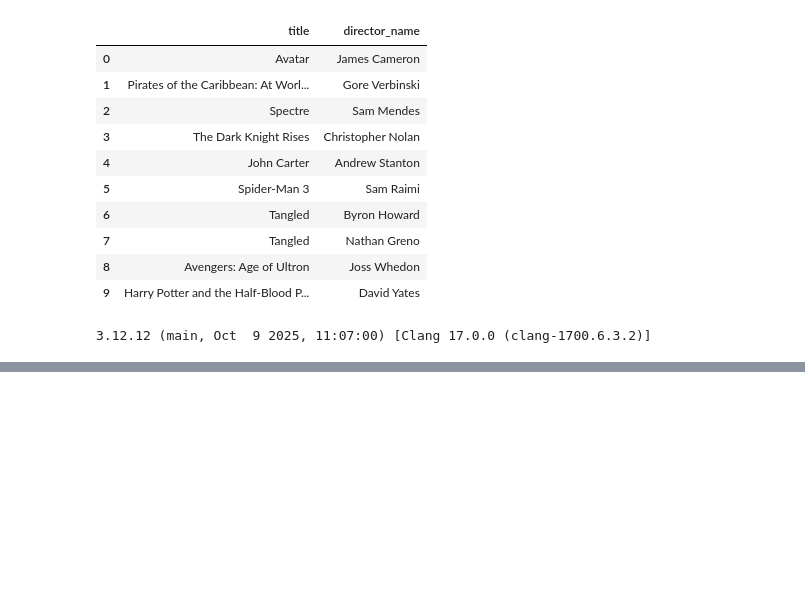
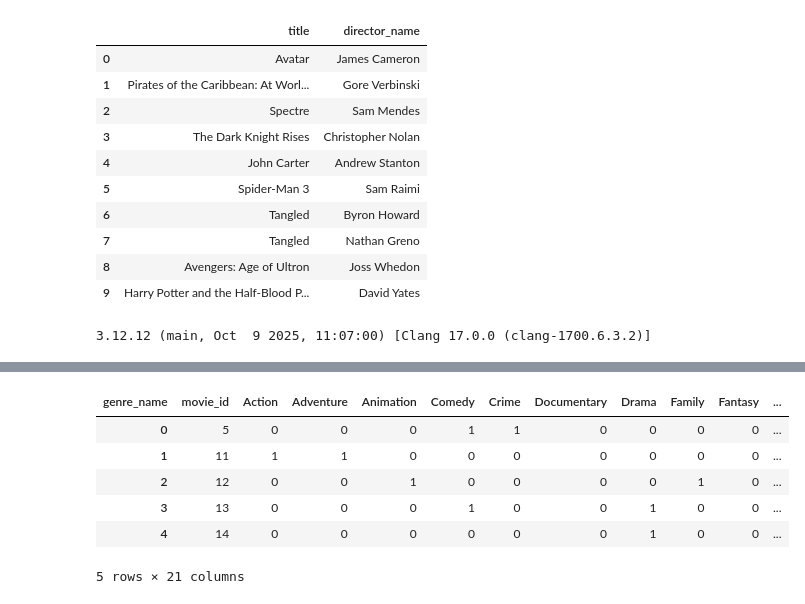
Before and after one commit to AmishaFarhana/cineanalytica, a Jupyter notebook: notebooks/01_build_sqlite_db.ipynb, the cells around one changed output, grey strips where cells are left out. Drawn from its saved outputs; the diff is of its cells as text; code cells hidden in the pictures; blank space fills up the shorter version.

```diff
--- a/notebooks/01_build_sqlite_db.ipynb
+++ b/notebooks/01_build_sqlite_db.ipynb
@@ -273,0 +295,32 @@ All good 🚀
+# %%
+import json
+
+genre_seen = set()
+
+for _, row in movies_df.iterrows():
+    movie_id = int(row["id"])
+    if pd.isna(row["genres"]):
+        continue
+
+    genres_list = json.loads(row["genres"])  # list of dicts: [{"id": 28, "name": "Action"}, ...]
+
+    for g in genres_list:
+        genre_id = int(g["id"])
+        genre_name = g["name"].strip()
+
+        # insert genre once
+        if genre_id not in genre_seen:
+            cursor.execute(
+                "INSERT OR IGNORE INTO genres (genre_id, genre_name) VALUES (?, ?)",
+                (genre_id, genre_name)
+            )
+            genre_seen.add(genre_id)
+
+        # link movie <-> genre
+        cursor.execute(
+            "INSERT OR IGNORE INTO movie_genres (movie_id, genre_id) VALUES (?, ?)",
+            (movie_id, genre_id)
+        )
+
+conn.commit()
+print("✅ Genre data inserted into genres + movie_genres")
@@ -273,0 +696,17 @@ All good 🚀
+# %%
+genres_df = pd.read_sql_query("""
+SELECT mg.movie_id, g.genre_name
+FROM movie_genres mg
+JOIN genres g ON g.genre_id = mg.genre_id
+""", conn)
+
+genre_ohe = pd.crosstab(genres_df["movie_id"], genres_df["genre_name"]).reset_index().rename(columns={"movie_id":"movie_id"})
+genre_ohe.head()
+# %% [output]
+| genre_name | movie_id | Action | Adventure | Animation | Comedy | Crime | Documentary | Drama | Family | Fantasy | ... |
+| 0 | 5 | 0 | 0 | 0 | 1 | 1 | 0 | 0 | 0 | 0 | ... |
+| 1 | 11 | 1 | 1 | 0 | 0 | 0 | 0 | 0 | 0 | 0 | ... |
+| 2 | 12 | 0 | 0 | 1 | 0 | 0 | 0 | 0 | 1 | 0 | ... |
+| 3 | 13 | 0 | 0 | 0 | 1 | 0 | 0 | 1 | 0 | 0 | ... |
+| 4 | 14 | 0 | 0 | 0 | 0 | 0 | 0 | 1 | 0 | 0 | ... |
+5 rows × 21 columns
```
Also changed, not shown: parts of 48 cells of this notebook.
